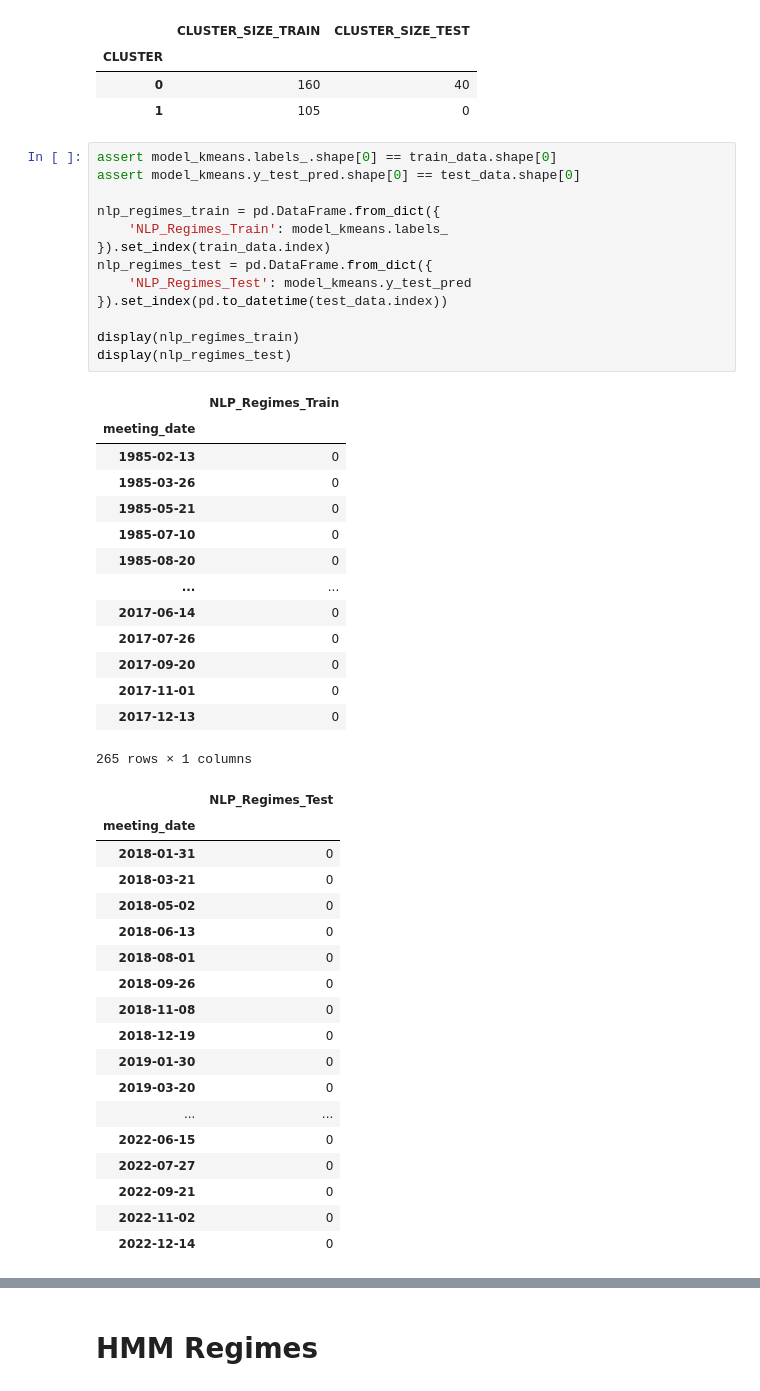
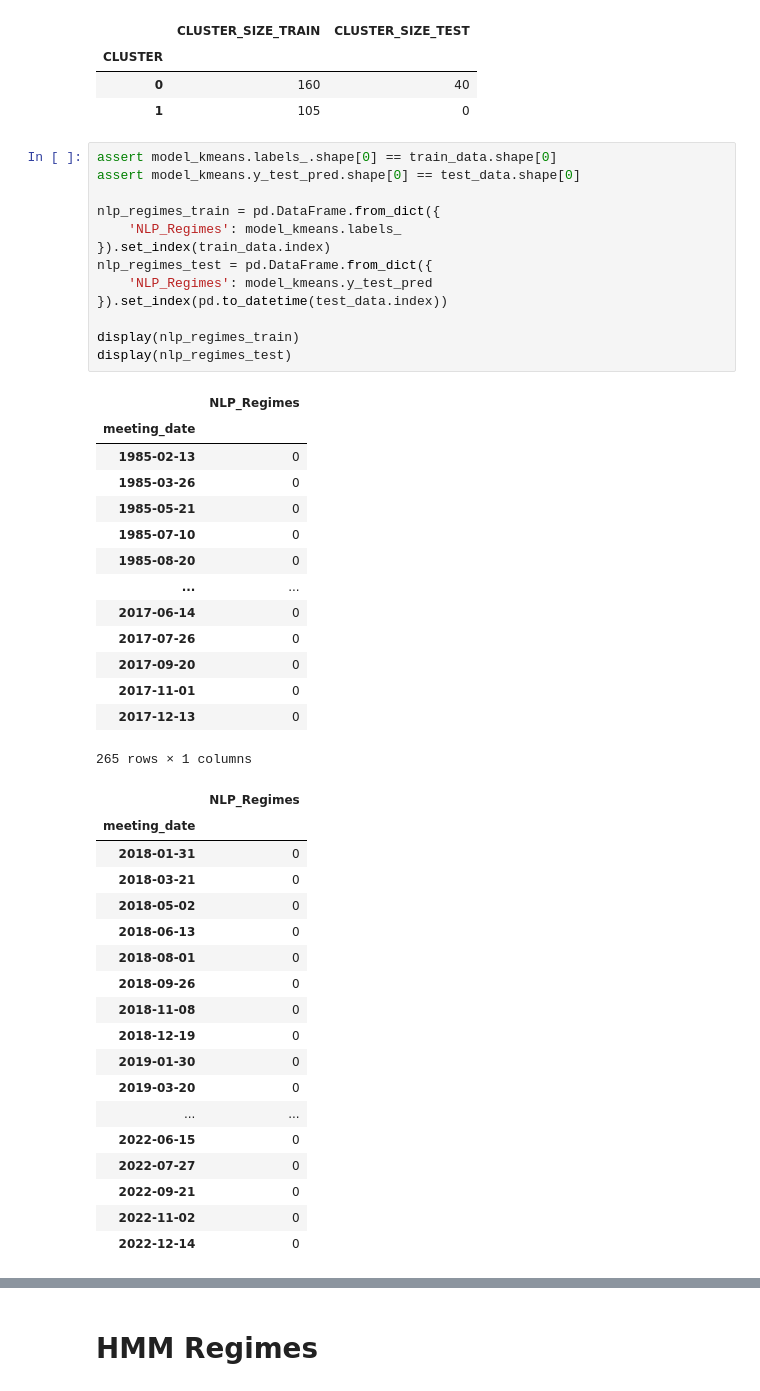
Before and after one commit to uday-31/regime-modeling-with-NLP, a Jupyter notebook: working_notebook_dhruv.ipynb, the cells around one changed output, grey strips where cells are left out. Saved outputs shown, nothing was run; the diff lists cells and outputs as text.

```diff
--- a/working_notebook_dhruv.ipynb
+++ b/working_notebook_dhruv.ipynb
@@ -147,18 +147,18 @@ display(pd.merge(
 # %%
 assert model_kmeans.labels_.shape[0] == train_data.shape[0]
 assert model_kmeans.y_test_pred.shape[0] == test_data.shape[0]
 
 nlp_regimes_train = pd.DataFrame.from_dict({
-    'NLP_Regimes_Train': model_kmeans.labels_
+    'NLP_Regimes': model_kmeans.labels_
 }).set_index(train_data.index)
 nlp_regimes_test = pd.DataFrame.from_dict({
-    'NLP_Regimes_Test': model_kmeans.y_test_pred
+    'NLP_Regimes': model_kmeans.y_test_pred
 }).set_index(pd.to_datetime(test_data.index))
 
 display(nlp_regimes_train)
 display(nlp_regimes_test)
 # %% [output]
-|  | NLP_Regimes_Train |
+|  | NLP_Regimes |
 | meeting_date |  |
 | 1985-02-13 | 0 |
 | 1985-03-26 | 0 |
@@ -172,7 +172,7 @@ display(nlp_regimes_test)
 | 2017-11-01 | 0 |
 | 2017-12-13 | 0 |
 265 rows × 1 columns
-|  | NLP_Regimes_Test |
+|  | NLP_Regimes |
 | meeting_date |  |
 | 2018-01-31 | 0 |
 | 2018-03-21 | 0 |
```
Also changed, not shown: parts of 25 cells of this notebook.
